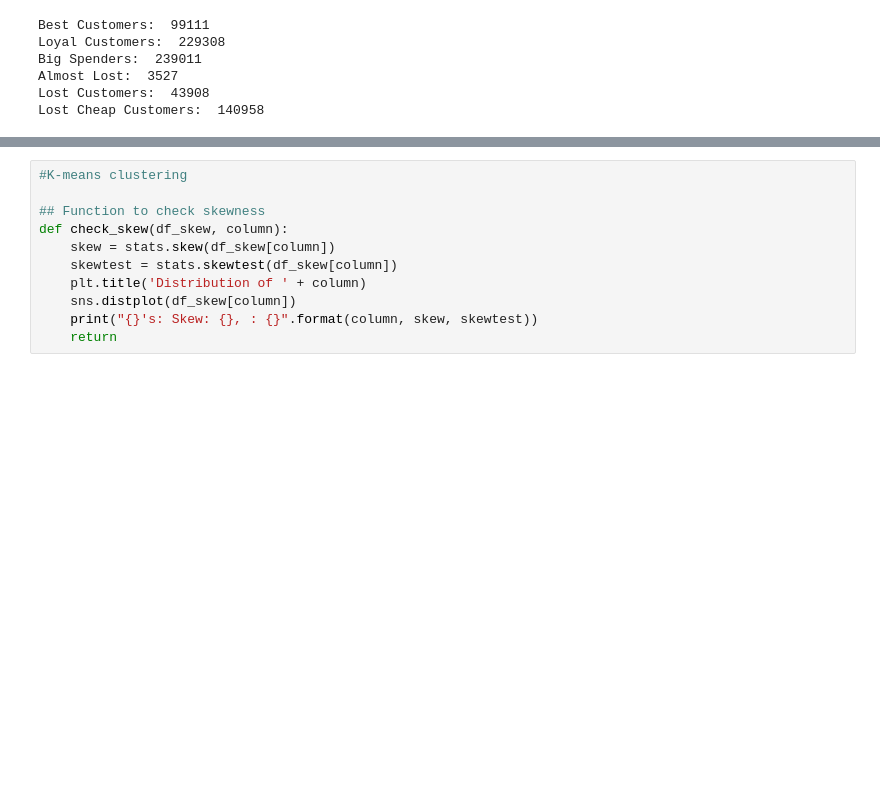
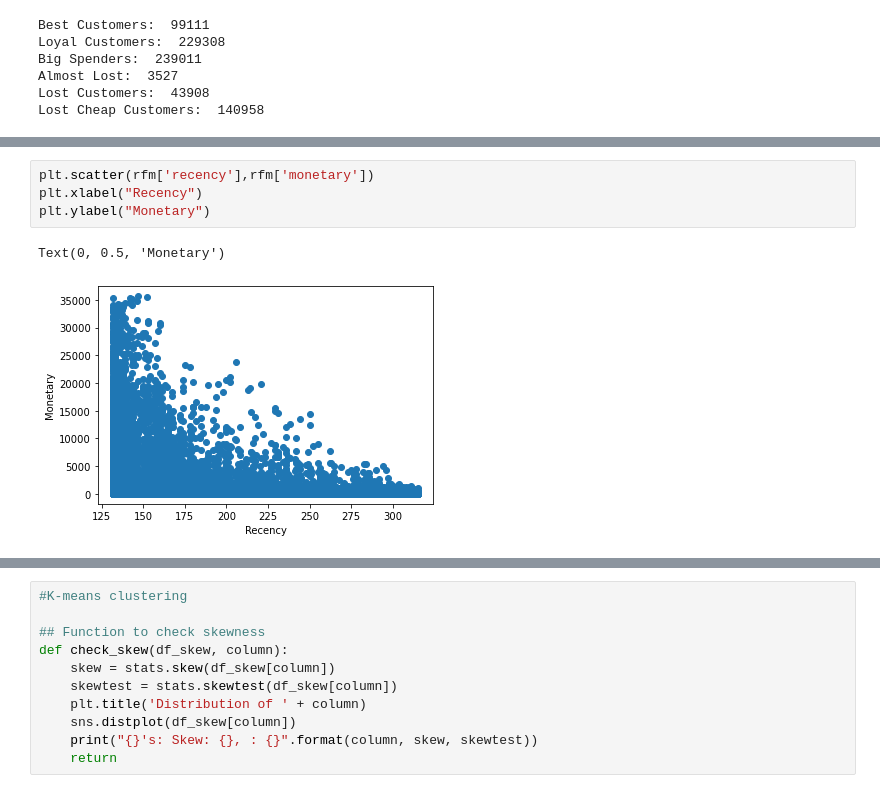
Before and after one commit to Alantjee/GBACDutchieVita, a Jupyter notebook: Transaction data notebook(1).ipynb, the cells around one changed output, grey strips where cells are left out. Saved outputs shown, nothing was run; the diff lists cells and outputs as text; blank space fills up the shorter version.

```diff
--- a/Transaction data notebook(1).ipynb
+++ b/Transaction data notebook(1).ipynb
@@ -375,0 +1026,7 @@ rfm.head()
+# %%
+plt.scatter(rfm['recency'],rfm['monetary'])
+plt.xlabel("Recency")
+plt.ylabel("Monetary")
+# %% [output]
+Text(0, 0.5, 'Monetary')
+[figure, added]
```
Also changed, not shown: parts of 52 cells of this notebook.
